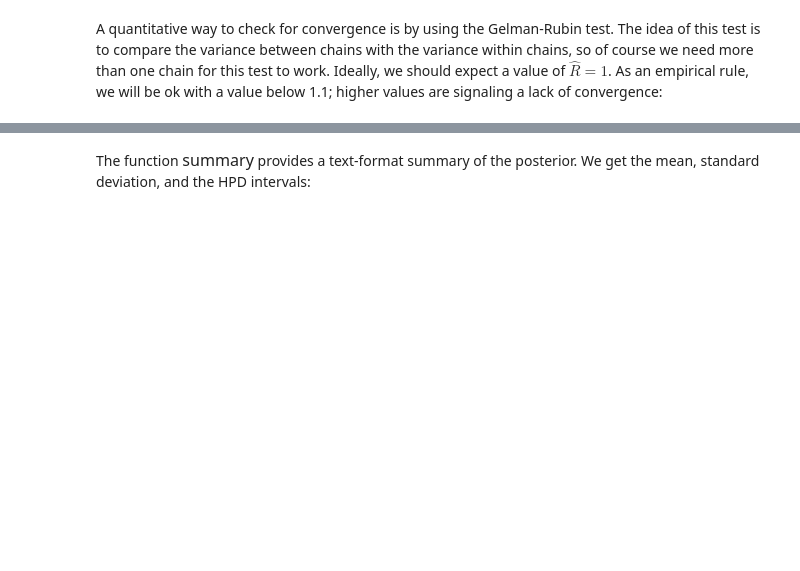
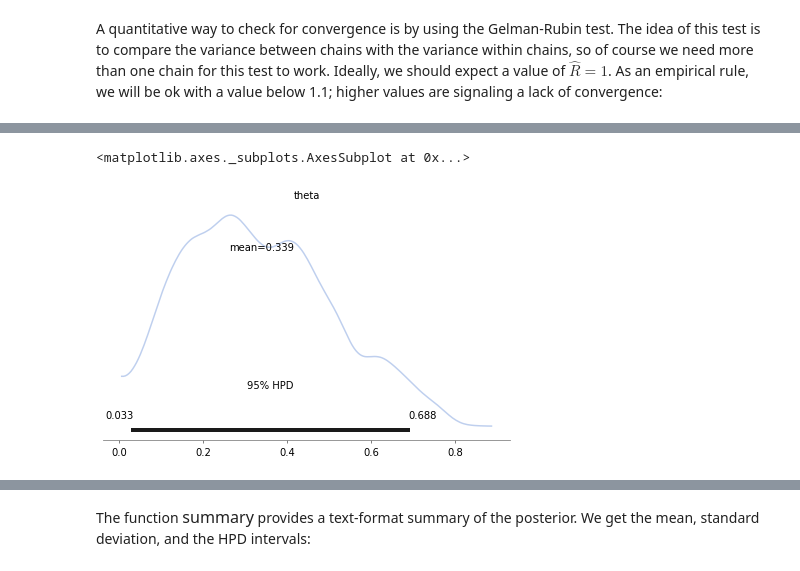
Before and after one commit to kkim610/AI_part2, a Jupyter notebook: wk08_BAP_ch02_Programming probabilistically a PyMC3 primer.ipynb, the cells around one changed output, grey strips where cells are left out. Drawn from its saved outputs; the diff is of its cells as text; code cells hidden in the pictures; blank space fills up the shorter version.

```diff
--- a/wk08_BAP_ch02_Programming probabilistically a PyMC3 primer.ipynb
+++ b/wk08_BAP_ch02_Programming probabilistically a PyMC3 primer.ipynb
@@ -378,2 +471,5 @@ A quantitative way to check for convergence is by using the Gelman-Rubin test. T
 # %%
-az.plot_posterior(multi_chain)
+pm.plot_posterior(multi_chain, kde_plot=True)
+# %% [output]
+<matplotlib.axes._subplots.AxesSubplot at 0x...>
+[figure, added]
```
Also changed, not shown: parts of 25 cells of this notebook, 7 other files.
